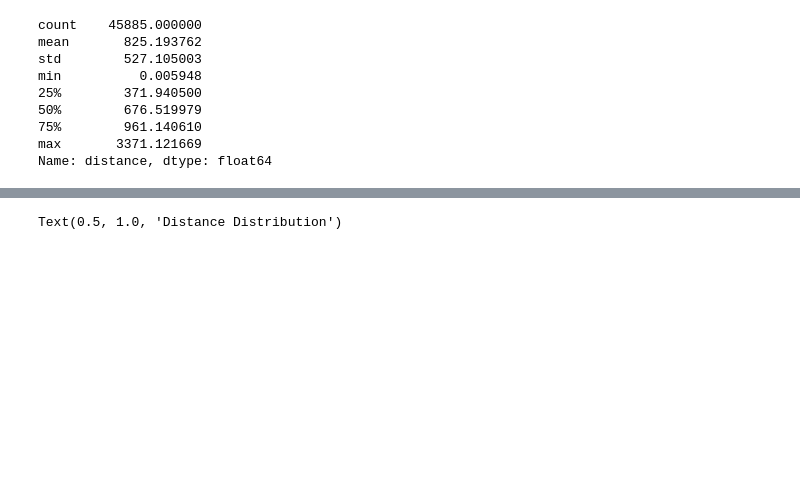
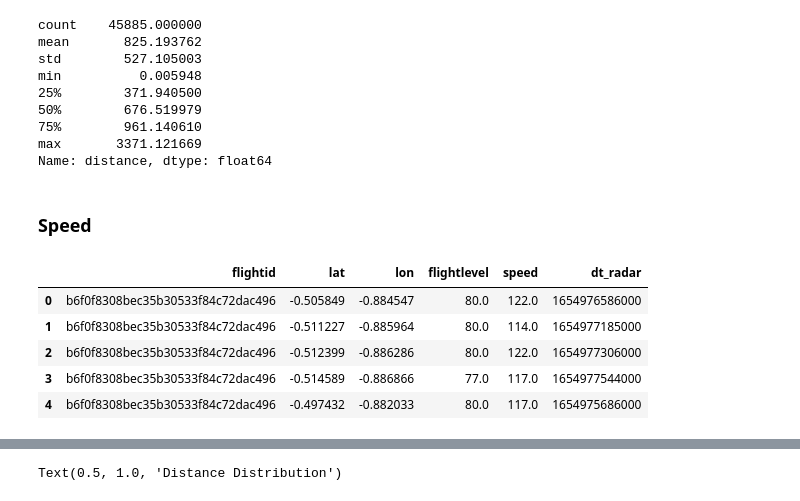
Before and after one commit to InAI-Delta/ita-datascience-2023, a Jupyter notebook: initial_analysis.ipynb, the cells around one changed output, grey strips where cells are left out. Drawn from its saved outputs; the diff is of its cells as text; code cells hidden in the pictures; blank space fills up the shorter version.

```diff
--- a/initial_analysis.ipynb
+++ b/initial_analysis.ipynb
@@ -855,3 +862,14 @@ min          0.005948
 75%        961.140610
 max       3371.121669
 Name: distance, dtype: float64
+# %% [markdown]
+### Speed
+# %%
+cat_62.head()
+# %% [output]
+|  | flightid | lat | lon | flightlevel | speed | dt_radar |
+| 0 | b6f0f8308bec35b30533f84c72dac496 | -0.505849 | -0.884547 | 80.0 | 122.0 | 1654976586000 |
+| 1 | b6f0f8308bec35b30533f84c72dac496 | -0.511227 | -0.885964 | 80.0 | 114.0 | 1654977185000 |
+| 2 | b6f0f8308bec35b30533f84c72dac496 | -0.512399 | -0.886286 | 80.0 | 122.0 | 1654977306000 |
+| 3 | b6f0f8308bec35b30533f84c72dac496 | -0.514589 | -0.886866 | 77.0 | 117.0 | 1654977544000 |
+| 4 | b6f0f8308bec35b30533f84c72dac496 | -0.497432 | -0.882033 | 80.0 | 117.0 | 1654975686000 |
```
Also changed, not shown: parts of 28 cells of this notebook, 2 other files.
